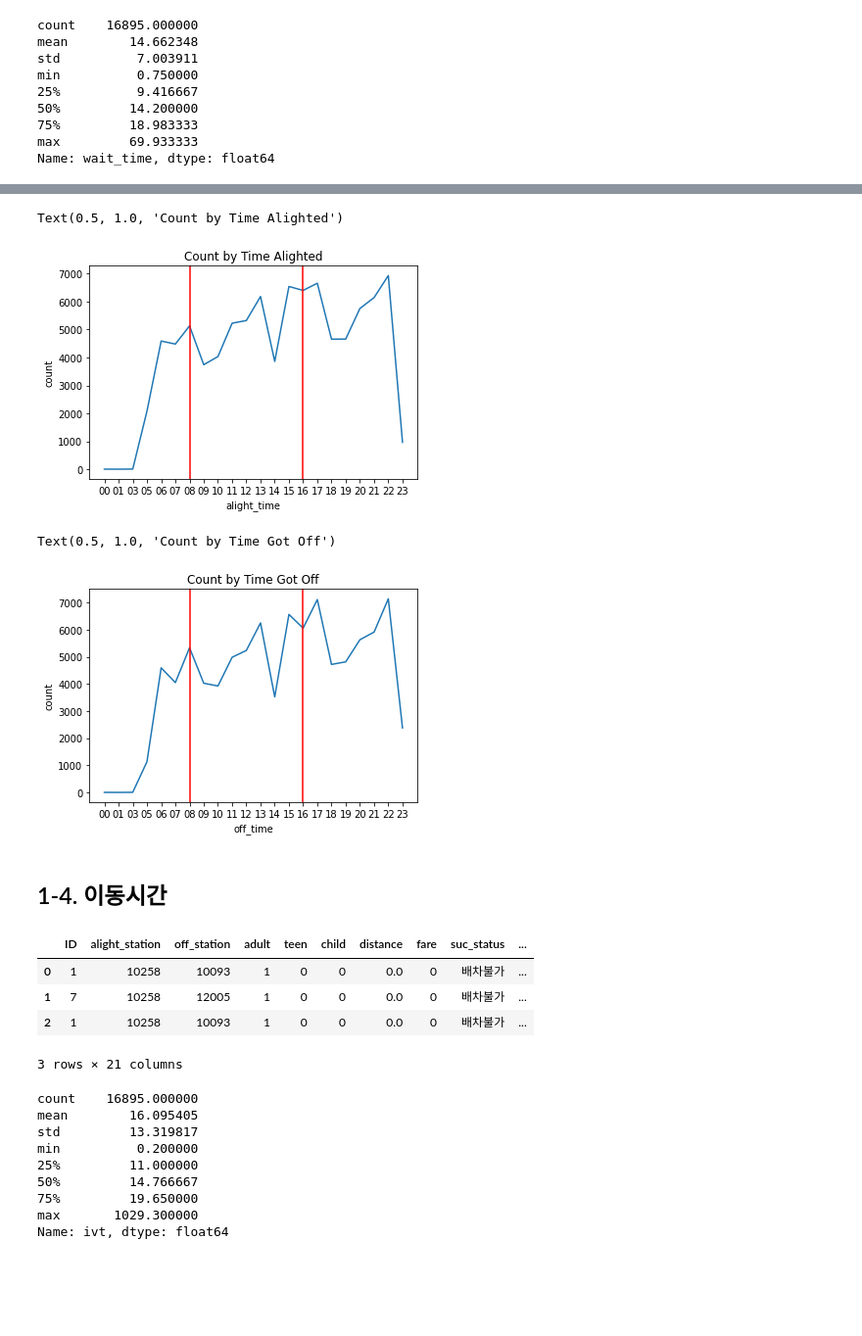
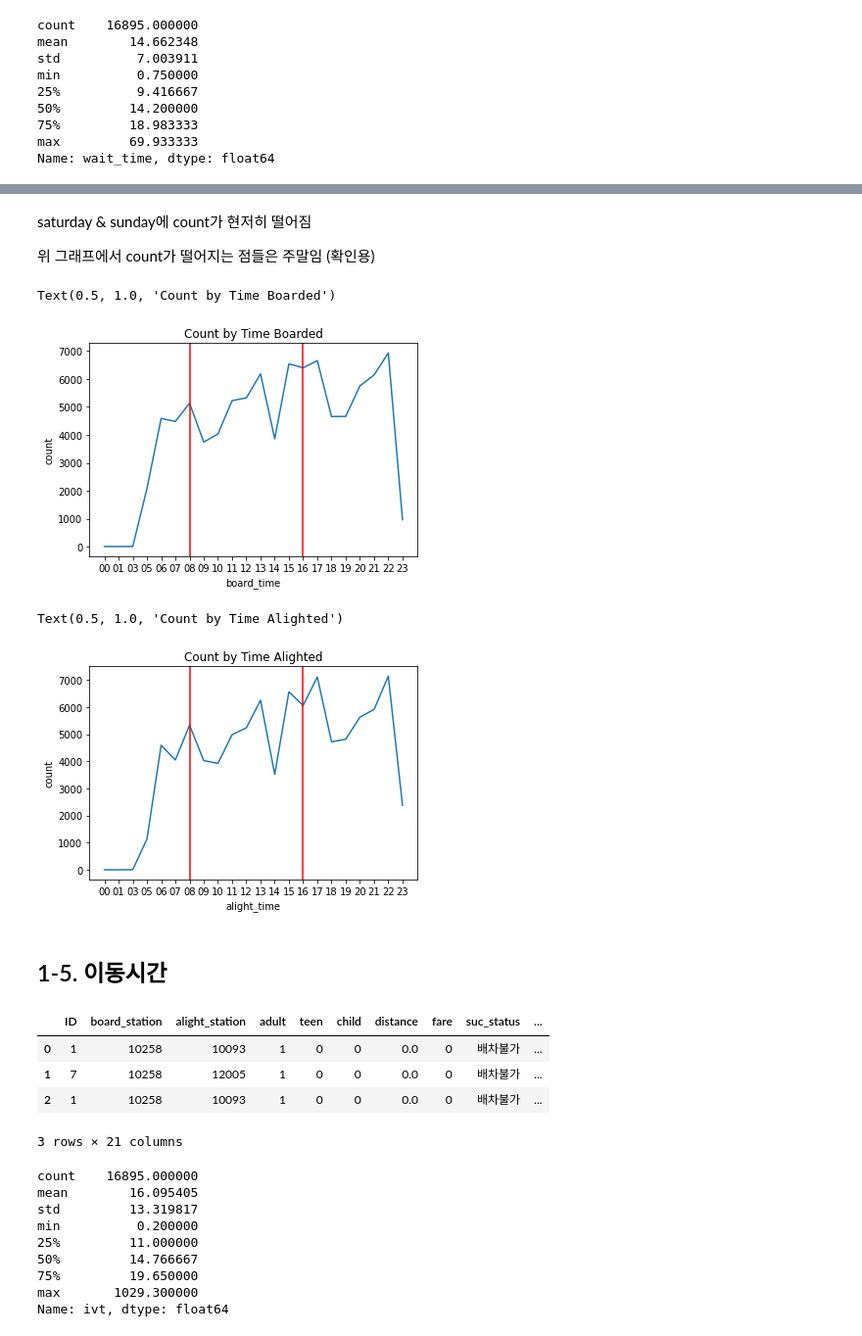
Before and after one commit to green-jade/iMOD-analysis, a Jupyter notebook: Analysis.ipynb, the cells around one changed output, grey strips where cells are left out. Shown at 98% size. Drawn from its saved outputs; the diff is of its cells as text; code cells hidden in the pictures; blank space fills up the shorter version.

```diff
--- a/Analysis.ipynb
+++ b/Analysis.ipynb
@@ -46,6 +46,7 @@ order['call_time'] = order['call_time'].astype('datetime64')
 order['board_time'] = order['board_time'].astype('datetime64')
 order['alight_time'] = order['alight_time'].astype('datetime64')
 order['suc_time'] = order['suc_time'].astype('datetime64')
+order['cancel_time'] = order['cancel_time'].astype('datetime64')
 # %%
 order_last['call_time'] = order_last['call_time'].astype('datetime64')
 order_last['board_time'] = order_last['board_time'].astype('datetime64')
@@ -136,7 +142,7 @@ plt.axvline(x=16, color = 'red')
 ## 1-2. Waiting Time
 # %%
 # 파생변수 wait_time 생성
-order['wait_time'] = order['alight_time'] - order['call_time']
-order_last['wait_time'] = order['alight_time'] - order['call_time']
+order['wait_time'] = order['board_time'] - order['call_time']
+order_last['wait_time'] = order['board_time'] - order['call_time']
 order.head(3)
 # %% [output]
@@ -181,3 +239,3 @@ print(max(order[order['off_time'].notnull()]['off_time']))
 # %%
-full_ride = order_last[(order_last['alight_time'].notnull())]
+full_ride = order_last[(order_last['board_time'].notnull())]
 # %%
@@ -202,34 +283,38 @@ sns.scatterplot(data = d, x = "off_time", y = "count")
+# %% [markdown]
+saturday & sunday에 count가 현저히 떨어짐
+
+위 그래프에서 count가 떨어지는 점들은 주말임 (확인용)
 # %%
-df_5 = full_ride.loc[:,['ID', 'alight_time', 'off_time']]
+df_5 = full_ride.loc[:,['ID', 'board_time', 'alight_time']]
+df_5['board_time'] = df_5['board_time'].dt.strftime('%H')
 df_5['alight_time'] = df_5['alight_time'].dt.strftime('%H')
-df_5['off_time'] = df_5['off_time'].dt.strftime('%H')
 
-e = pd.DataFrame(df_5.groupby('alight_time')['ID'].count()).rename(columns={'ID':'count'})
-sns.lineplot(data = e, x = "alight_time", y = "count")
+e = pd.DataFrame(df_5.groupby('board_time')['ID'].count()).rename(columns={'ID':'count'})
+sns.lineplot(data = e, x = "board_time", y = "count")
 plt.axvline(x=6, color = 'red')
 plt.axvline(x=14, color = 'red')
-plt.title('Count by Time Alighted')
+plt.title('Count by Time Boarded')
 # %% [output]
-Text(0.5, 1.0, 'Count by Time Alighted')
+Text(0.5, 1.0, 'Count by Time Boarded')
 [figure]
 # %%
-f = pd.DataFrame(df_5.groupby('off_time')['ID'].count()).rename(columns={'ID':'count'})
-sns.lineplot(data = f, x = "off_time", y = "count")
+f = pd.DataFrame(df_5.groupby('alight_time')['ID'].count()).rename(columns={'ID':'count'})
+sns.lineplot(data = f, x = "alight_time", y = "count")
 plt.axvline(x=6, color = 'red')
 plt.axvline(x=14, color = 'red')
-plt.title('Count by Time Got Off')
+plt.title('Count by Time Alighted')
 # %% [output]
-Text(0.5, 1.0, 'Count by Time Got Off')
+Text(0.5, 1.0, 'Count by Time Alighted')
-[figure, old version]
+[figure, new version]
 # %% [markdown]
-## 1-4. 이동시간
+## 1-5. 이동시간
 # %%
 # 파생변수 ivt 생성
-order['ivt'] = order['off_time'] - order['alight_time']
-order_last['ivt'] = order['off_time'] - order['alight_time']
+order['ivt'] = order['alight_time'] - order['board_time']
+order_last['ivt'] = order['alight_time'] - order['board_time']
 order.head(3)
 # %% [output]
-|  | ID | alight_station | off_station | adult | teen | child | distance | fare | suc_status | ... |
+|  | ID | board_station | alight_station | adult | teen | child | distance | fare | suc_status | ... |
 | 0 | 1 | 10258 | 10093 | 1 | 0 | 0 | 0.0 | 0 | 배차불가 | ... |
 | 1 | 7 | 10258 | 12005 | 1 | 0 | 0 | 0.0 | 0 | 배차불가 | ... |
 | 2 | 1 | 10258 | 10093 | 1 | 0 | 0 | 0.0 | 0 | 배차불가 | ... |
```
Also changed, not shown: parts of 60 cells of this notebook, 1 other file.
